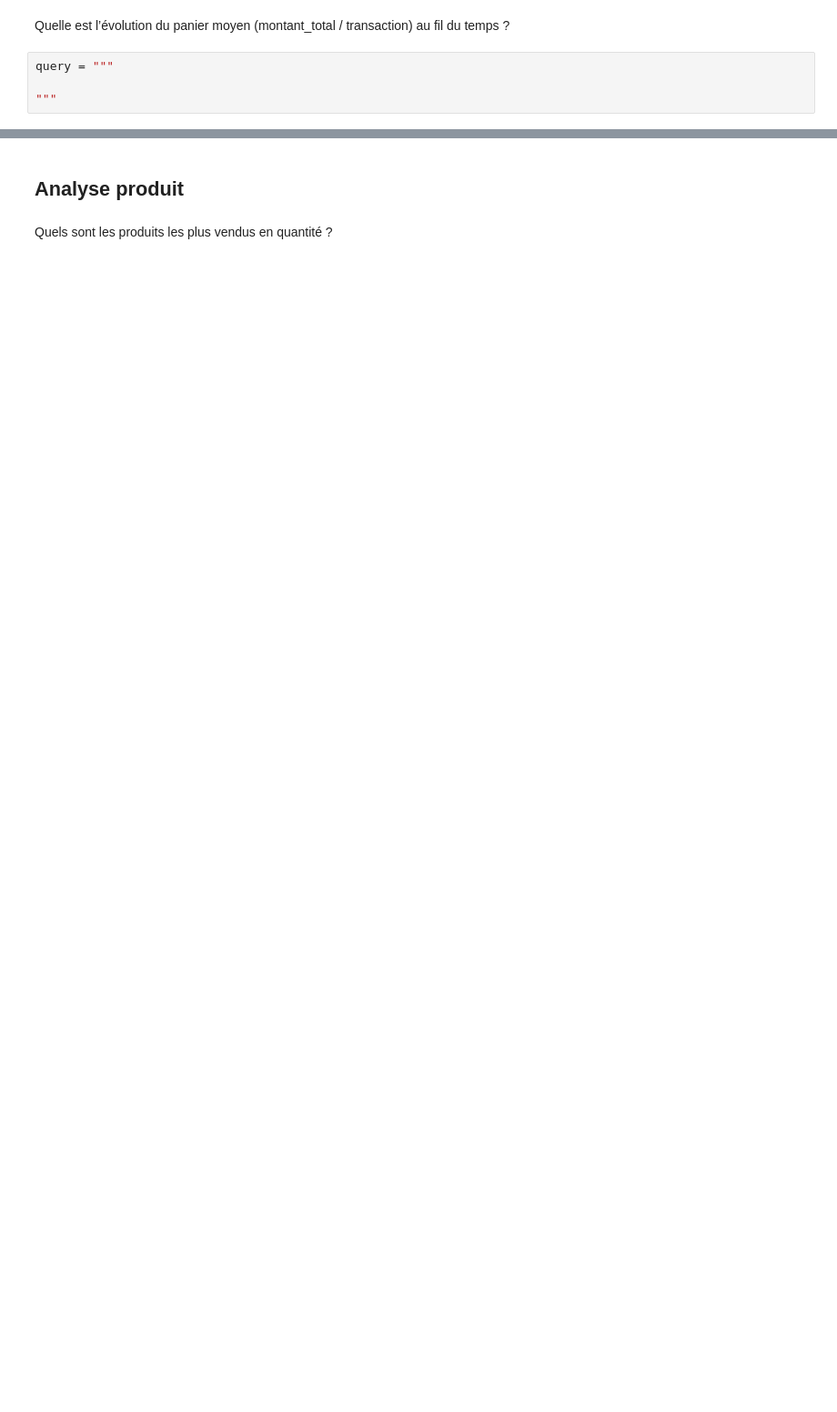
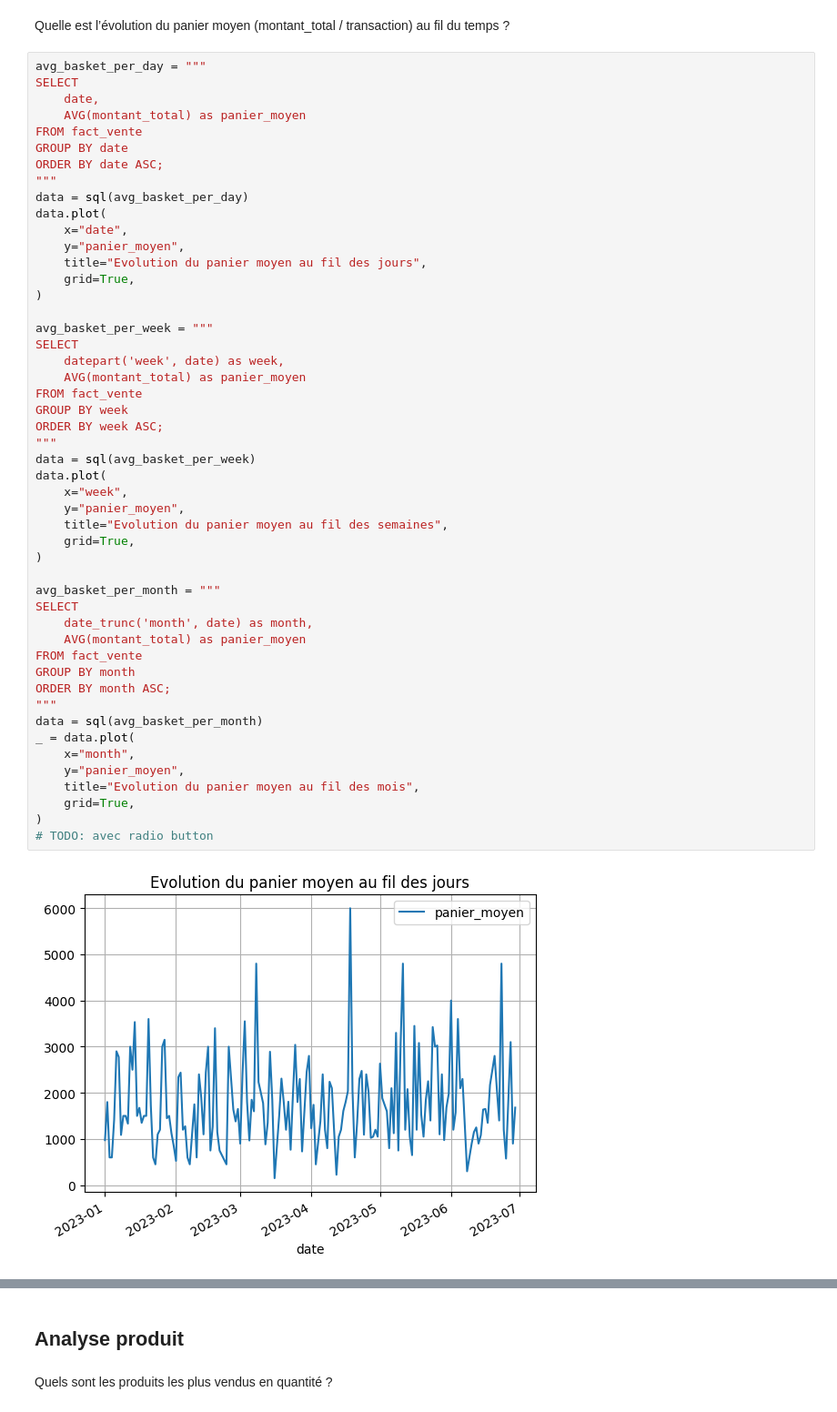
Before and after one commit to thomas-lefloch/spark_dbt, a Jupyter notebook: data_cleaning.ipynb, the cells around one changed output, grey strips where cells are left out. Shown at 91% size. Drawn from its saved outputs; the diff is of its cells as text; blank space fills up the shorter version.

```diff
--- a/data_cleaning.ipynb
+++ b/data_cleaning.ipynb
@@ -372,6 +373,53 @@ Text(0.5, 1.0, "Mois les plus rentables de l'année 2023")
 # %% [markdown]
 Quelle est l’évolution du panier moyen (montant_total / transaction) au fil du temps ?
 # %%
-query = """
+avg_basket_per_day = """
+SELECT
+    date,
+    AVG(montant_total) as panier_moyen
+FROM fact_vente
+GROUP BY date
+ORDER BY date ASC;
+"""
+data = sql(avg_basket_per_day)
+data.plot(
+    x="date",
+    y="panier_moyen",
+    title="Evolution du panier moyen au fil des jours",
+    grid=True,
+)
 
+avg_basket_per_week = """
+SELECT
+    datepart('week', date) as week,
+    AVG(montant_total) as panier_moyen
+FROM fact_vente
+GROUP BY week
+ORDER BY week ASC;
 """
+data = sql(avg_basket_per_week)
+data.plot(
+    x="week",
+    y="panier_moyen",
+    title="Evolution du panier moyen au fil des semaines",
+    grid=True,
+)
+
+avg_basket_per_month = """
+SELECT
+    date_trunc('month', date) as month,
+    AVG(montant_total) as panier_moyen
+FROM fact_vente
+GROUP BY month
+ORDER BY month ASC;
+"""
+data = sql(avg_basket_per_month)
+_ = data.plot(
+    x="month",
+    y="panier_moyen",
+    title="Evolution du panier moyen au fil des mois",
+    grid=True,
+)
+# TODO: avec radio button
+# %% [output]
+[figure, added]
```
Also changed, not shown: parts of 9 cells of this notebook.
